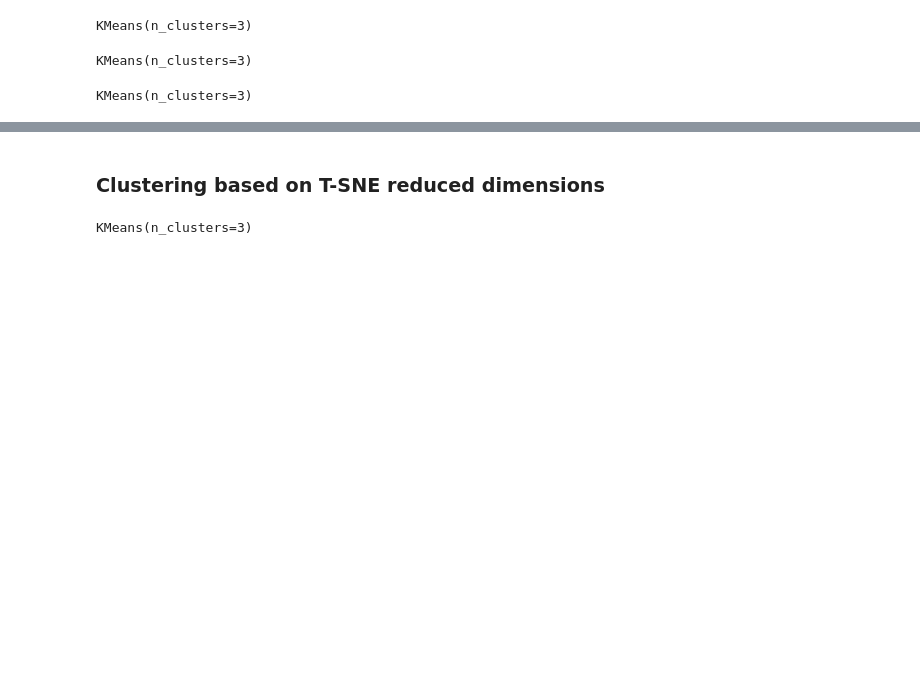
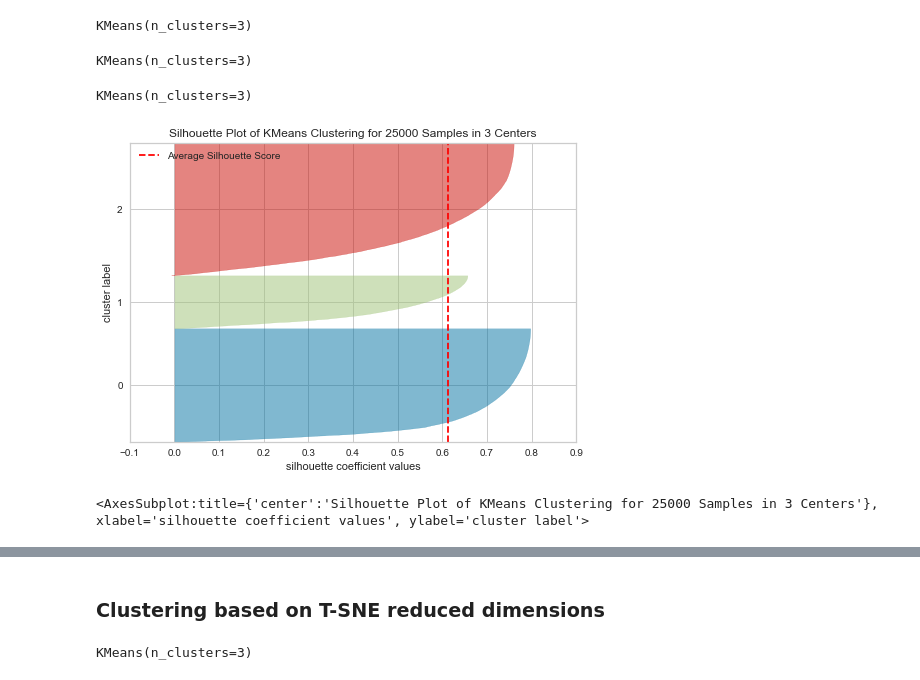
Before and after one commit to tsj1992/MScDM2020, a Jupyter notebook: Clustering_and_Visualizing_High_Dimensional_Data.ipynb, the cells around one changed output, grey strips where cells are left out. Saved outputs shown, nothing was run; the diff lists cells and outputs as text; code cells hidden in the pictures; blank space fills up the shorter version.

```diff
--- a/Clustering_and_Visualizing_High_Dimensional_Data.ipynb
+++ b/Clustering_and_Visualizing_High_Dimensional_Data.ipynb
@@ -215,9 +219,9 @@ TCs_3d.columns = ["TC1_3d","TC2_3d","TC3_3d"]
 # %% [markdown]
 ### Clustering based on Principle Components
 # %%
-kmeans_PCA_1d = KMeans(n_clusters=7)
-kmeans_PCA_2d = KMeans(n_clusters=7)
-kmeans_PCA_3d = KMeans(n_clusters=7)
+kmeans_PCA_1d = KMeans(n_clusters=N_CLUSTERS)
+kmeans_PCA_2d = KMeans(n_clusters=N_CLUSTERS)
+kmeans_PCA_3d = KMeans(n_clusters=N_CLUSTERS)
 # %%
 kmeans_PCA_1d.fit(PCs_1d)
 # %% [output]
@@ -236,3 +240,12 @@ clusters_PCA_1d = kmeans_PCA_1d.predict(PCs_1d)
 clusters_PCA_2d = kmeans_PCA_2d.predict(PCs_2d)
 # %%
 clusters_PCA_3d = kmeans_PCA_3d.predict(PCs_3d)
+# %%
+PCs_1d_vis = PCs_1d.copy()
+# %%
+visualizer_PCA_1d = SilhouetteVisualizer(kmeans_PCA_1d, colors='yellowbrick')
+visualizer_PCA_1d.fit(PCs_1d_vis)        # Fit the data to the visualizer
+visualizer_PCA_1d.show()
+# %% [output]
+[figure, added]
+<AxesSubplot:title={'center':'Silhouette Plot of KMeans Clustering for 25000 Samples in 3 Centers'}, xlabel='silhouette coefficient values', ylabel='cluster label'>
```
Also changed, not shown: parts of 48 cells of this notebook, 13 other files.
